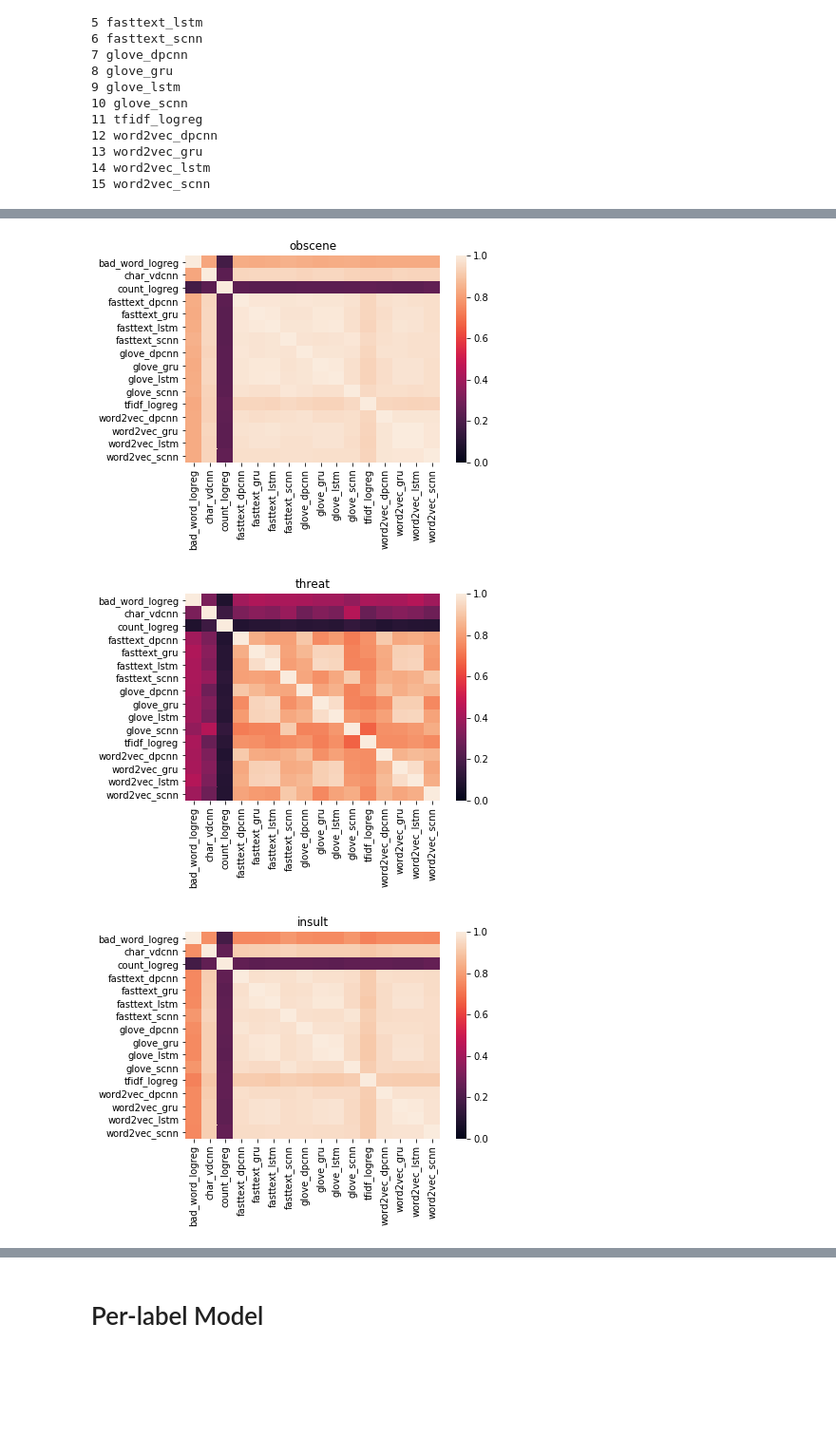
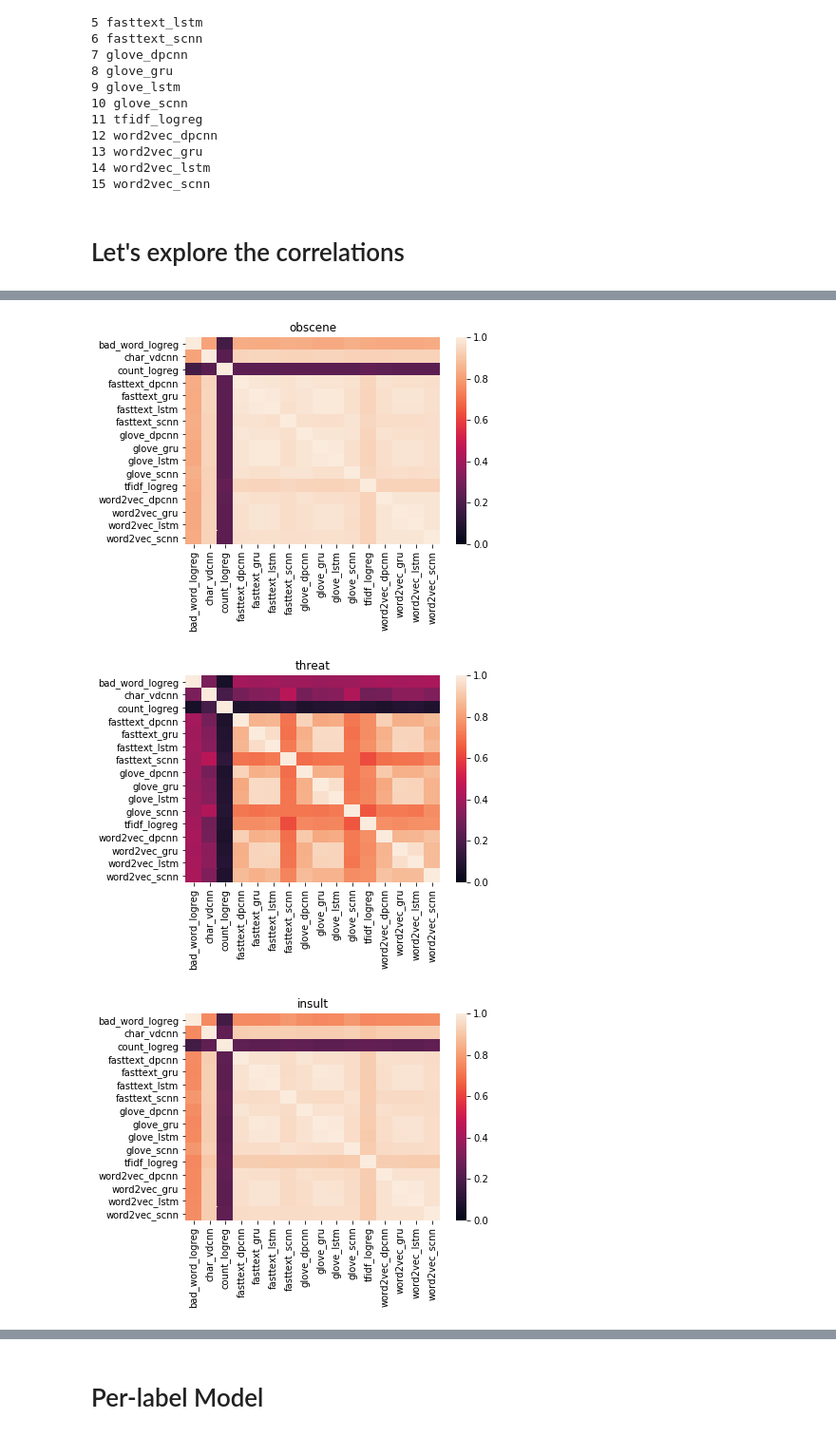
Before and after one commit to minerva-ml/open-solution-toxic-comments, a Jupyter notebook: neptune_ensembling.ipynb, the cells around one changed output, grey strips where cells are left out. Shown: that part at 95% size. Cells and saved outputs as stored; diff of their text form; code cells hidden in the pictures; blank space fills up the shorter version.

```diff
--- a/neptune_ensembling.ipynb
+++ b/neptune_ensembling.ipynb
@@ -8,40 +8,0 @@ import pandas as pd
-# %%
-from sklearn.metrics import roc_auc_score
-
-def multi_roc_auc_score(y_true, y_pred):
-    assert y_true.shape == y_pred.shape
-    columns = y_true.shape[1]
-    column_losses = []
-    for i in range(0, columns):
-        column_losses.append(roc_auc_score(y_true[:, i], y_pred[:, i]))
-    return np.array(column_losses).mean()
-
-def read_predictions(prediction_dir, mode='valid', valid_columns=None, stacking_mode='flat'):
-    valid_labels = pd.read_csv(os.path.join(prediction_dir, 'valid_split.csv'))
-    sample_submission = pd.read_csv(os.path.join(prediction_dir, 'sample_submission.csv'))
-    predictions = []
-    for filepath in sorted(glob.glob('{}/{}/*'.format(prediction_dir, mode))):
-        prediction_single = pd.read_csv(filepath)
-        prediction_single.drop('id', axis=1, inplace=True)
-        predictions.append(prediction_single)
-
-    if stacking_mode == 'flat':
-        X = np.hstack(predictions)
-    elif stacking_mode == 'rnn':
-        X = np.stack(predictions, axis=2)
-    else:
-        raise NotImplementedError("""only stacking_mode options 'flat' and 'rnn' are supported""")
-
-    if mode == 'valid':
-        y = valid_labels[valid_columns].values
-        return X, y
-    elif mode == 'test':
-        return X, sample_submission
-    else:
-        raise NotImplementedError
-
-def get_model_names(prediction_dir):
-    valid_predictions_dir = os.path.join(prediction_dir,'valid')
-    filepaths = sorted(os.listdir(valid_predictions_dir))
-    filepaths = [filepath.replace('_predictions_valid.csv','') for filepath in filepaths]
-    return filepaths
@@ -51,5 +109,5 @@ LABEL_COLUMNS = ['toxic', 'severe_toxic', 'obscene', 'threat', 'insult', 'identi
 # SINGLE_DIR = '/public/toxic_comments/single_model_predictions_20180226'
 # ENSEMBLE_SUBMISSION_PATH = '/output/catboost_submission.csv'
 
-SINGLE_DIR = '/mnt/ml-team/minerva/toxic/single_model_predictions_newest'
+SINGLE_DIR = '/mnt/ml-team/minerva/toxic/single_model_predictions_03092018'
 ENSEMBLE_SUBMISSION_PATH = '/mnt/ml-team/homes/jakub.czakon/xgboost_per_label_submission.csv'
@@ -86,20 +135,23 @@ for i, model_name in enumerate(model_names):
 13 word2vec_gru
 14 word2vec_lstm
 15 word2vec_scnn
+# %% [markdown]
+# Let's explore the correlations
 # %%
 %matplotlib inline
 import matplotlib.pyplot as plt
 import seaborn as sns
 
+
 for i, label in enumerate(LABEL_COLUMNS):
-    label_predictions = pd.DataFrame(X_valid[:,i,:],columns = model_names)
+    label_predictions = pd.DataFrame(X_train_per_label[:,i,:],columns = model_names)
     correlation_mat = label_predictions.corr()
     plt.title(label)
     sns.heatmap(correlation_mat, vmin=0.0, vmax=1.0)
     plt.show()
 # %% [output]
 [figure]
 [figure]
 [figure]
-[figure, old version]
+[figure, new version]
 [figure]
```
Also changed, not shown: parts of 69 cells of this notebook.
